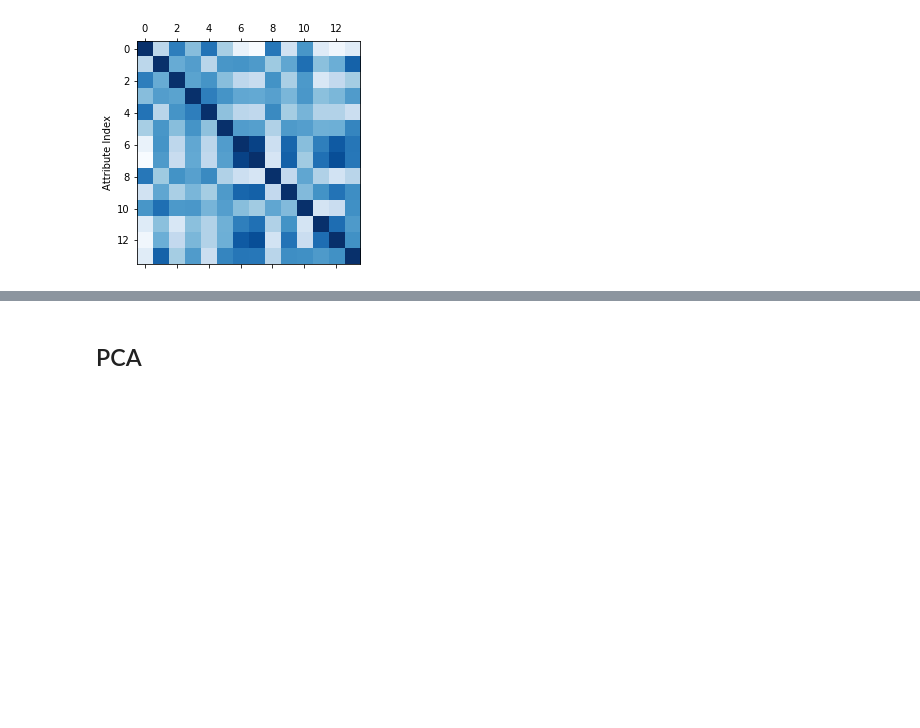
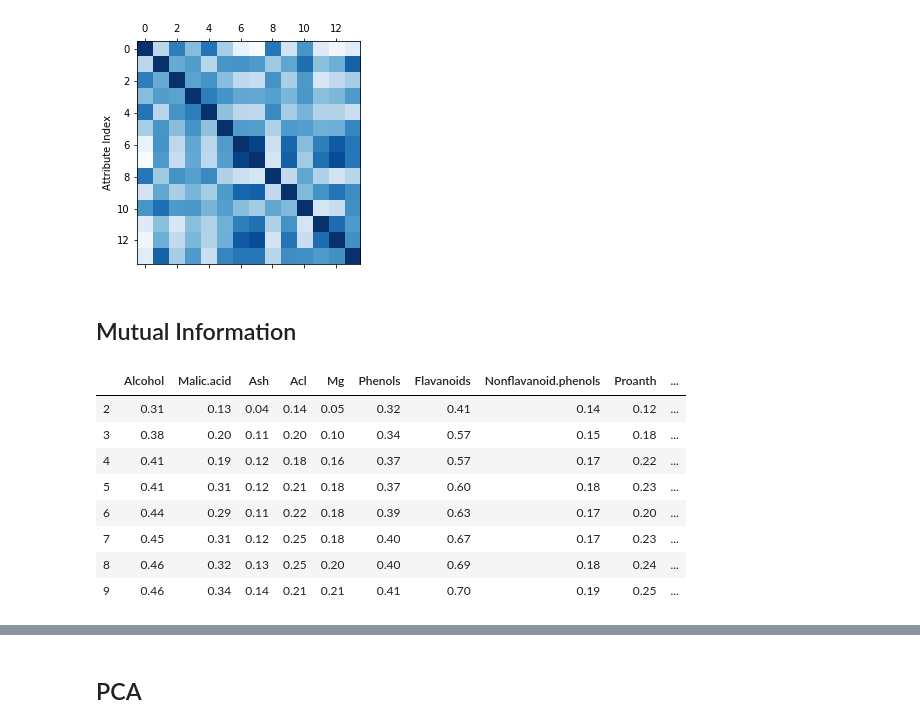
Before and after one commit to vabichequer/Lab1-ML, a Jupyter notebook: Muestra/Muestra.ipynb, the cells around one changed output, grey strips where cells are left out. Saved outputs shown, nothing was run; the diff lists cells and outputs as text; code cells hidden in the pictures; blank space fills up the shorter version.

Commit message:
[Finished] Modification on parte2 and errors
Mutual information was not present. A more through analysis was done.

```diff
--- a/Muestra/Muestra.ipynb
+++ b/Muestra/Muestra.ipynb
@@ -25,9 +27,3 @@ dataset
 | 176 | 3 | 13.17 | 2.59 | 2.37 | 20.0 | 120 | 1.65 | 0.68 | 0.53 | ... |
 | 177 | 3 | 14.13 | 4.10 | 2.74 | 24.5 | 96 | 2.05 | 0.76 | 0.56 | ... |
 178 rows × 14 columns
-# %%
-# Header
-header = []
-for row in dataset:
-    header.append(row)
-header
@@ -94,3 +75,46 @@ plt.ylabel("Attribute Index")
 plt.show()
 # %% [output]
 [figure]
+# %% [markdown]
+## Mutual Information
+# %%
+X = copy.deepcopy(dataset)
+X.drop('Wine', axis=1, inplace=True)
+y = copy.deepcopy(dataset['Wine'])
+
+results_array = []
+
+for NCLUSTER in range(2, 10):
+    results = []
+    for feature in X:
+        temp = np.asarray(X[feature]).reshape(-1, 1)
+
+        X_std = StandardScaler().fit_transform(temp)
+
+        # Run local implementation of kmeans
+        km = KMeans(n_clusters=NCLUSTER, max_iter=100)
+        km.fit(X_std)
+
+        results.append(mutual_info_score(km.labels_, y))
+    results_array.append(results)
+# %%
+headers = []
+
+for header in dataset:
+    headers.append(header)
+
+headers.pop(0)
+
+df_MI = pd.DataFrame(results_array, columns=headers)
+df_MI = df_MI.set_index(pd.Series(range(2, 10)))
+df_MI.round(2)
+# %% [output]
+|  | Alcohol | Malic.acid | Ash | Acl | Mg | Phenols | Flavanoids | Nonflavanoid.phenols | Proanth | ... |
+| 2 | 0.31 | 0.13 | 0.04 | 0.14 | 0.05 | 0.32 | 0.41 | 0.14 | 0.12 | ... |
+| 3 | 0.38 | 0.20 | 0.11 | 0.20 | 0.10 | 0.34 | 0.57 | 0.15 | 0.18 | ... |
+| 4 | 0.41 | 0.19 | 0.12 | 0.18 | 0.16 | 0.37 | 0.57 | 0.17 | 0.22 | ... |
+| 5 | 0.41 | 0.31 | 0.12 | 0.21 | 0.18 | 0.37 | 0.60 | 0.18 | 0.23 | ... |
+| 6 | 0.44 | 0.29 | 0.11 | 0.22 | 0.18 | 0.39 | 0.63 | 0.17 | 0.20 | ... |
+| 7 | 0.45 | 0.31 | 0.12 | 0.25 | 0.18 | 0.40 | 0.67 | 0.17 | 0.23 | ... |
+| 8 | 0.46 | 0.32 | 0.13 | 0.25 | 0.20 | 0.40 | 0.69 | 0.18 | 0.24 | ... |
+| 9 | 0.46 | 0.34 | 0.14 | 0.21 | 0.21 | 0.41 | 0.70 | 0.19 | 0.25 | ... |
```
Also changed, not shown: parts of 15 cells of this notebook, 2 other files.
